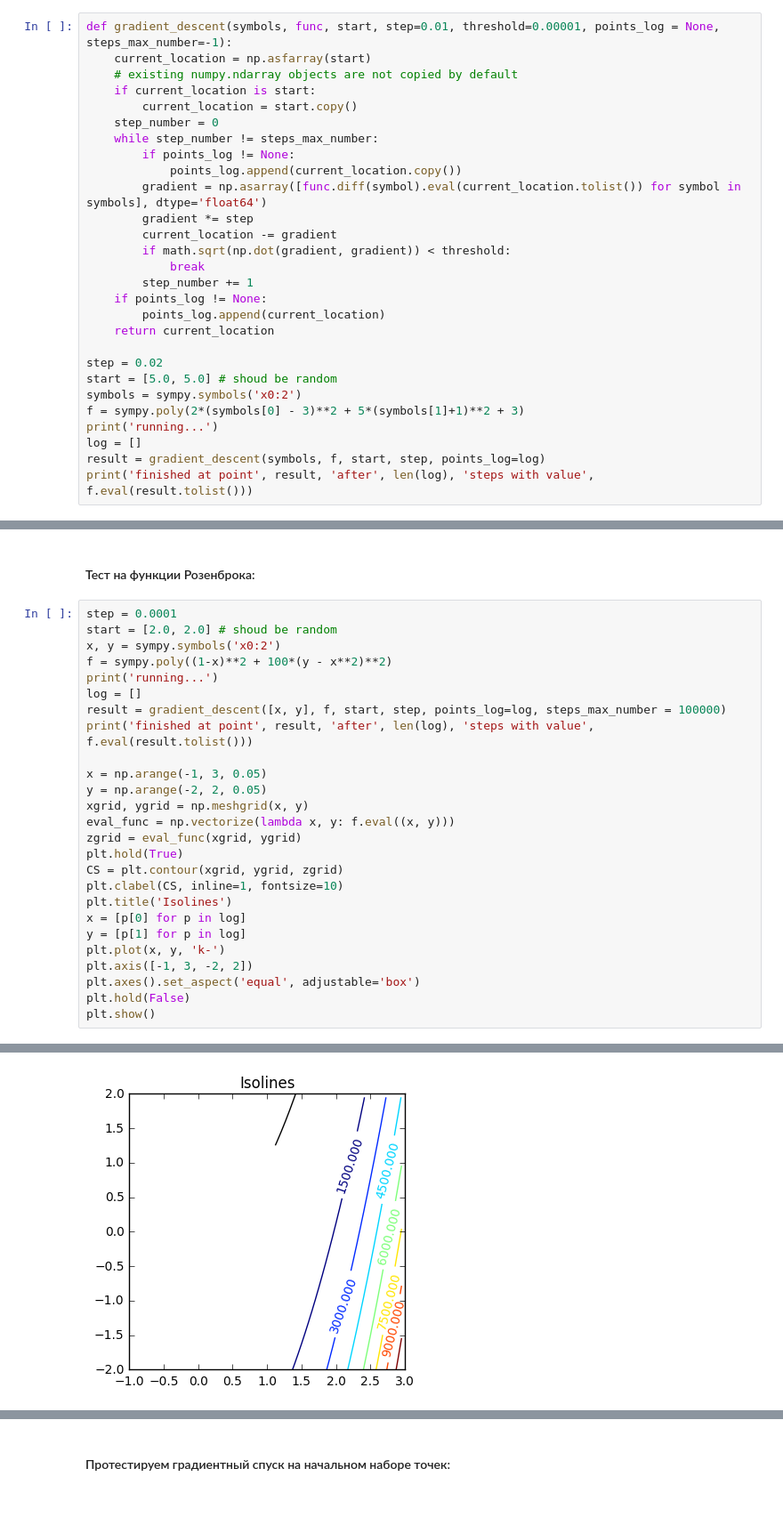
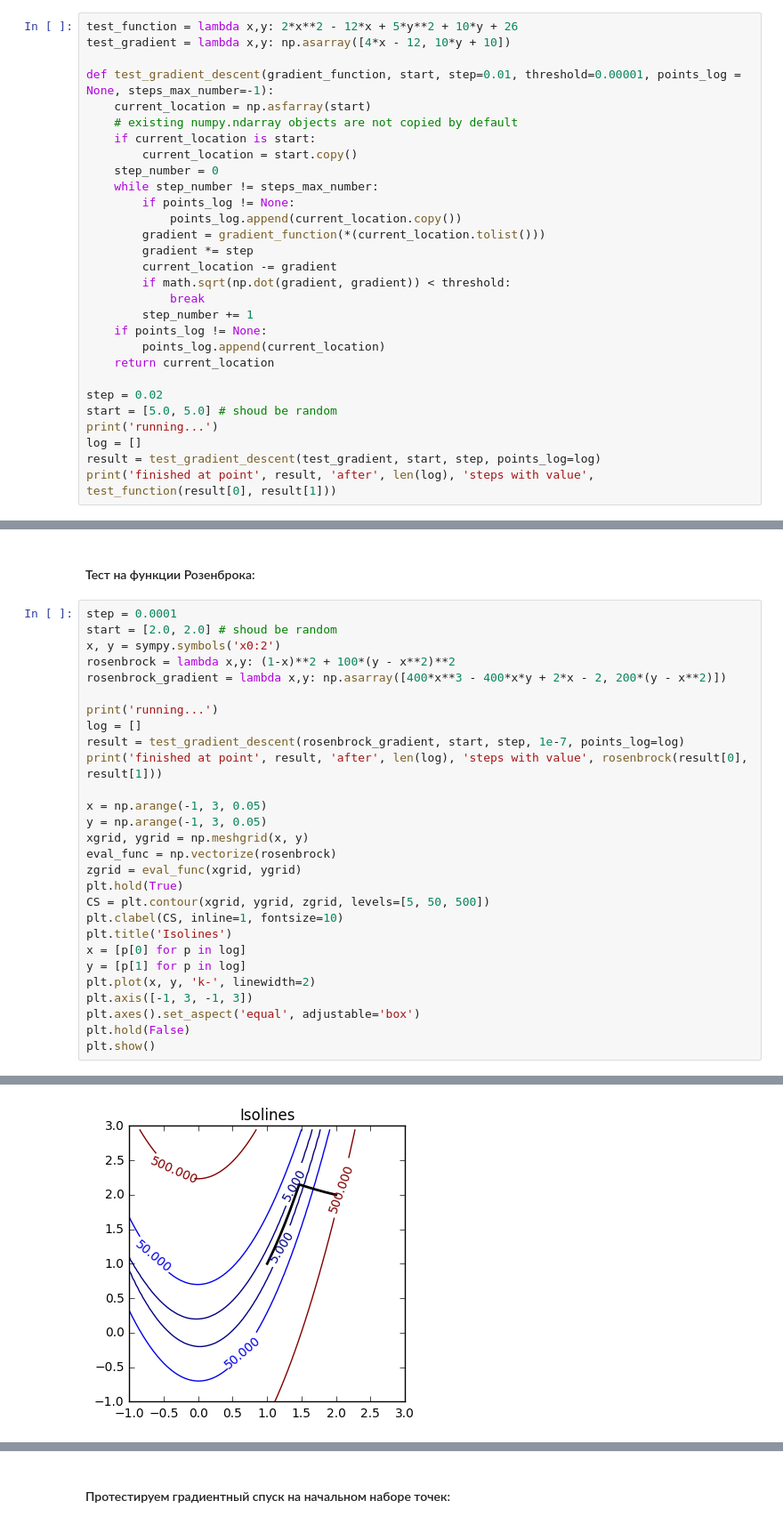
Before and after one commit to v-sopov/renju, a Jupyter notebook: lab_solution.ipynb, the cells around one changed output, grey strips where cells are left out. Shown at 89% size. Saved outputs shown, nothing was run; the diff lists cells and outputs as text.

Commit message:
Improved gradient descent

```diff
--- a/lab_solution.ipynb
+++ b/lab_solution.ipynb
@@ -187,7 +183,10 @@ plt.show()
 ## Градиентный спуск для функции нескольких переменных
 В качестве варианта реализации для простоты был выбран градиентный спуск с постоянным шагом
 # %%
-def gradient_descent(symbols, func, start, step=0.01, threshold=0.00001, points_log = None, steps_max_number=-1):
+test_function = lambda x,y: 2*x**2 - 12*x + 5*y**2 + 10*y + 26
+test_gradient = lambda x,y: np.asarray([4*x - 12, 10*y + 10])
+
+def test_gradient_descent(gradient_function, start, step=0.01, threshold=0.00001, points_log = None, steps_max_number=-1):
     current_location = np.asfarray(start)
     # existing numpy.ndarray objects are not copied by default
     if current_location is start:
@@ -196,7 +195,7 @@ def gradient_descent(symbols, func, start, step=0.01, threshold=0.00001, points_
     while step_number != steps_max_number:
         if points_log != None:
             points_log.append(current_location.copy())
-        gradient = np.asarray([func.diff(symbol).eval(current_location.tolist()) for symbol in symbols], dtype='float64')
+        gradient = gradient_function(*(current_location.tolist()))
         gradient *= step
         current_location -= gradient
         if math.sqrt(np.dot(gradient, gradient)) < threshold:
@@ -208,11 +207,9 @@ def gradient_descent(symbols, func, start, step=0.01, threshold=0.00001, points_
 
 step = 0.02
 start = [5.0, 5.0] # shoud be random
-symbols = sympy.symbols('x0:2')
-f = sympy.poly(2*(symbols[0] - 3)**2 + 5*(symbols[1]+1)**2 + 3)
 print('running...')
 log = []
-result = gradient_descent(symbols, f, start, step, points_log=log)
-print('finished at point', result, 'after', len(log), 'steps with value', f.eval(result.tolist()))
+result = test_gradient_descent(test_gradient, start, step, points_log=log)
+print('finished at point', result, 'after', len(log), 'steps with value', test_function(result[0], result[1]))
 # %% [output]
 running...
@@ -244,25 +241,27 @@ plt.show()
 step = 0.0001
 start = [2.0, 2.0] # shoud be random
 x, y = sympy.symbols('x0:2')
-f = sympy.poly((1-x)**2 + 100*(y - x**2)**2)
+rosenbrock = lambda x,y: (1-x)**2 + 100*(y - x**2)**2
+rosenbrock_gradient = lambda x,y: np.asarray([400*x**3 - 400*x*y + 2*x - 2, 200*(y - x**2)])
+
 print('running...')
 log = []
-result = gradient_descent([x, y], f, start, step, points_log=log, steps_max_number = 100000)
-print('finished at point', result, 'after', len(log), 'steps with value', f.eval(result.tolist()))
+result = test_gradient_descent(rosenbrock_gradient, start, step, 1e-7, points_log=log)
+print('finished at point', result, 'after', len(log), 'steps with value', rosenbrock(result[0], result[1]))
 
 x = np.arange(-1, 3, 0.05)
-y = np.arange(-2, 2, 0.05)
+y = np.arange(-1, 3, 0.05)
 xgrid, ygrid = np.meshgrid(x, y)
-eval_func = np.vectorize(lambda x, y: f.eval((x, y)))
+eval_func = np.vectorize(rosenbrock)
 zgrid = eval_func(xgrid, ygrid)
 plt.hold(True)
-CS = plt.contour(xgrid, ygrid, zgrid)
+CS = plt.contour(xgrid, ygrid, zgrid, levels=[5, 50, 500])
 plt.clabel(CS, inline=1, fontsize=10)
 plt.title('Isolines')
 x = [p[0] for p in log]
 y = [p[1] for p in log]
-plt.plot(x, y, 'k-')
-plt.axis([-1, 3, -2, 2])
+plt.plot(x, y, 'k-', linewidth=2)
+plt.axis([-1, 3, -1, 3])
 plt.axes().set_aspect('equal', adjustable='box')
 plt.hold(False)
 plt.show()
@@ -272,2 +271,2 @@ finished at point [ 1.12291607  1.26139738] after 49151 steps with value 0.01512
-[figure, old version]
+[figure, new version]
 # %% [markdown]
```
Also changed, not shown: parts of 17 cells of this notebook.
